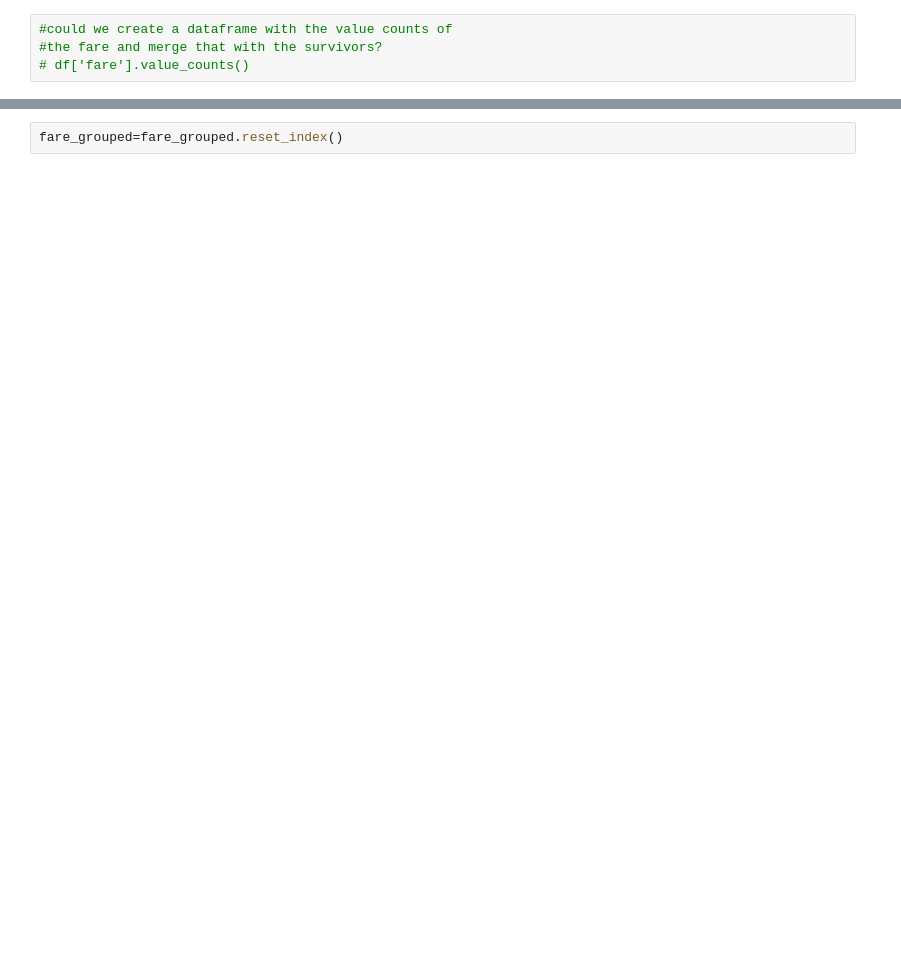
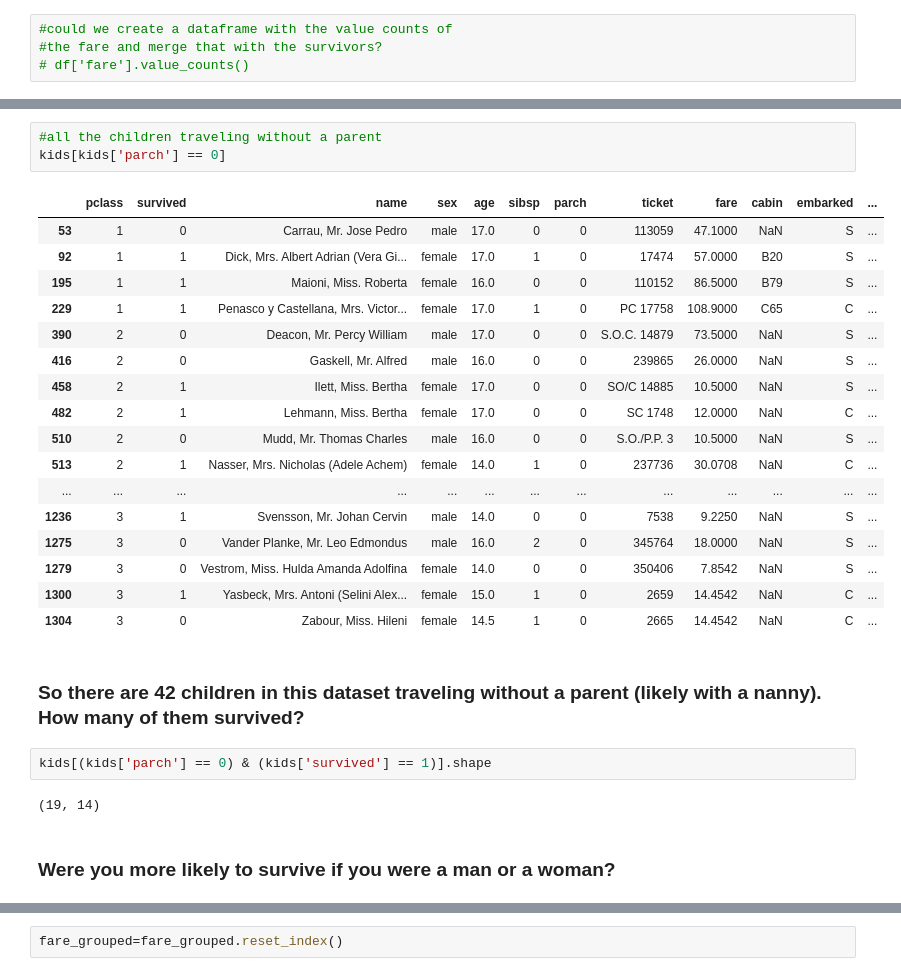
Before and after one commit to kcough/data-studio-projects, a Jupyter notebook: code/titanic_project_1/project_1_titanic_cough.ipynb, the cells around one changed output, grey strips where cells are left out. Saved outputs shown, nothing was run; the diff lists cells and outputs as text; blank space fills up the shorter version.

```diff
--- a/code/titanic_project_1/project_1_titanic_cough.ipynb
+++ b/code/titanic_project_1/project_1_titanic_cough.ipynb
@@ -85,0 +188,29 @@ df.head()
+# %%
+#all the children traveling without a parent
+kids[kids['parch'] == 0]
+# %% [output]
+|  | pclass | survived | name | sex | age | sibsp | parch | ticket | fare | cabin | embarked | ... |
+| 53 | 1 | 0 | Carrau, Mr. Jose Pedro | male | 17.0 | 0 | 0 | 113059 | 47.1000 | NaN | S | ... |
+| 92 | 1 | 1 | Dick, Mrs. Albert Adrian (Vera Gi... | female | 17.0 | 1 | 0 | 17474 | 57.0000 | B20 | S | ... |
+| 195 | 1 | 1 | Maioni, Miss. Roberta | female | 16.0 | 0 | 0 | 110152 | 86.5000 | B79 | S | ... |
+| 229 | 1 | 1 | Penasco y Castellana, Mrs. Victor... | female | 17.0 | 1 | 0 | PC 17758 | 108.9000 | C65 | C | ... |
+| 390 | 2 | 0 | Deacon, Mr. Percy William | male | 17.0 | 0 | 0 | S.O.C. 14879 | 73.5000 | NaN | S | ... |
+| 416 | 2 | 0 | Gaskell, Mr. Alfred | male | 16.0 | 0 | 0 | 239865 | 26.0000 | NaN | S | ... |
+| 458 | 2 | 1 | Ilett, Miss. Bertha | female | 17.0 | 0 | 0 | SO/C 14885 | 10.5000 | NaN | S | ... |
+| 482 | 2 | 1 | Lehmann, Miss. Bertha | female | 17.0 | 0 | 0 | SC 1748 | 12.0000 | NaN | C | ... |
+| 510 | 2 | 0 | Mudd, Mr. Thomas Charles | male | 16.0 | 0 | 0 | S.O./P.P. 3 | 10.5000 | NaN | S | ... |
+| 513 | 2 | 1 | Nasser, Mrs. Nicholas (Adele Achem) | female | 14.0 | 1 | 0 | 237736 | 30.0708 | NaN | C | ... |
+| ... | ... | ... | ... | ... | ... | ... | ... | ... | ... | ... | ... | ... |
+| 1236 | 3 | 1 | Svensson, Mr. Johan Cervin | male | 14.0 | 0 | 0 | 7538 | 9.2250 | NaN | S | ... |
+| 1275 | 3 | 0 | Vander Planke, Mr. Leo Edmondus | male | 16.0 | 2 | 0 | 345764 | 18.0000 | NaN | S | ... |
+| 1279 | 3 | 0 | Vestrom, Miss. Hulda Amanda Adolfina | female | 14.0 | 0 | 0 | 350406 | 7.8542 | NaN | S | ... |
+| 1300 | 3 | 1 | Yasbeck, Mrs. Antoni (Selini Alex... | female | 15.0 | 1 | 0 | 2659 | 14.4542 | NaN | C | ... |
+| 1304 | 3 | 0 | Zabour, Miss. Hileni | female | 14.5 | 1 | 0 | 2665 | 14.4542 | NaN | C | ... |
+# %% [markdown]
+### So there are 42 children in this dataset traveling without a parent (likely with a nanny). How many of them survived?
+# %%
+kids[(kids['parch'] == 0) & (kids['survived'] == 1)].shape
+# %% [output]
+(19, 14)
+# %% [markdown]
+### Were you more likely to survive if you were a man or a woman?
```
Also changed, not shown: parts of 48 cells of this notebook, 20 other files.
